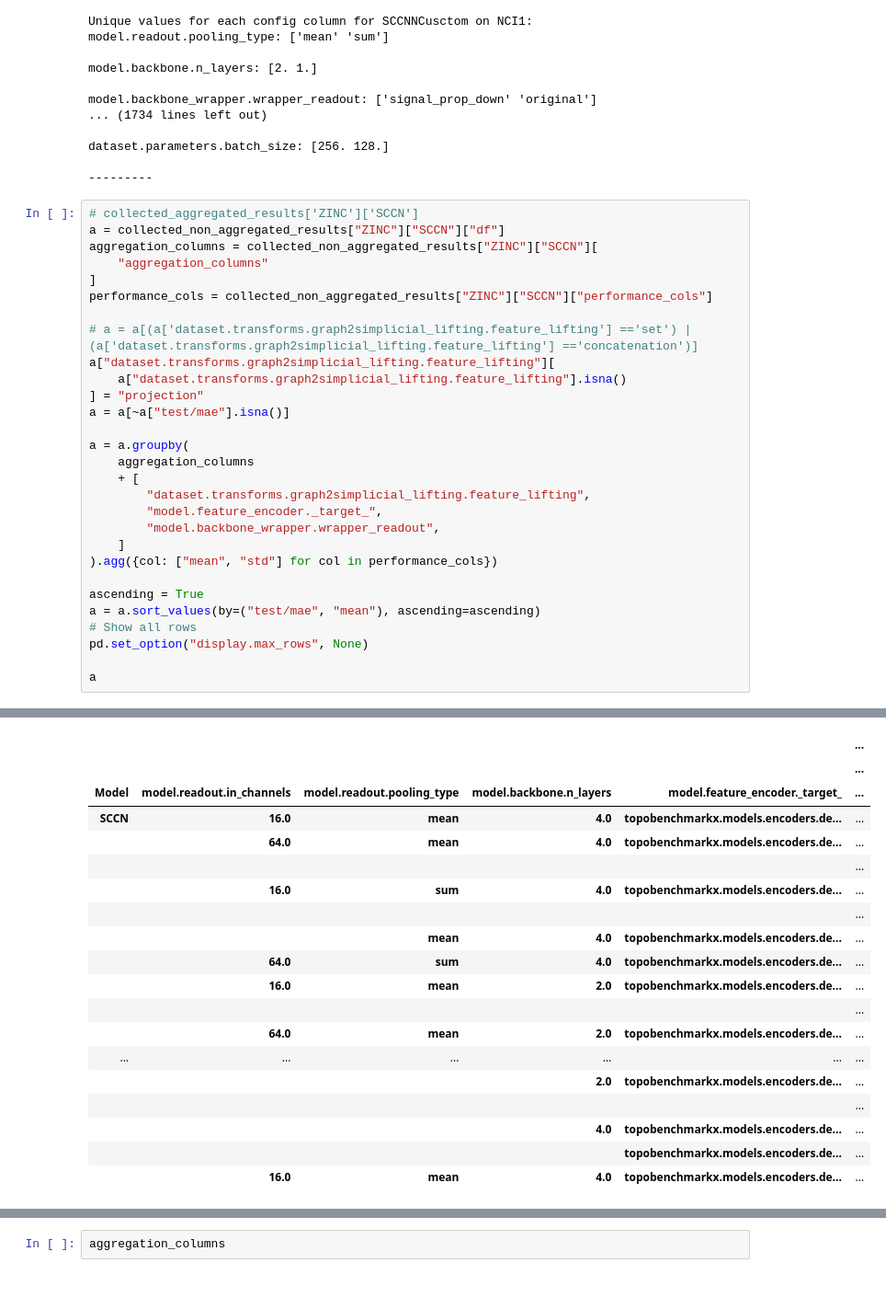
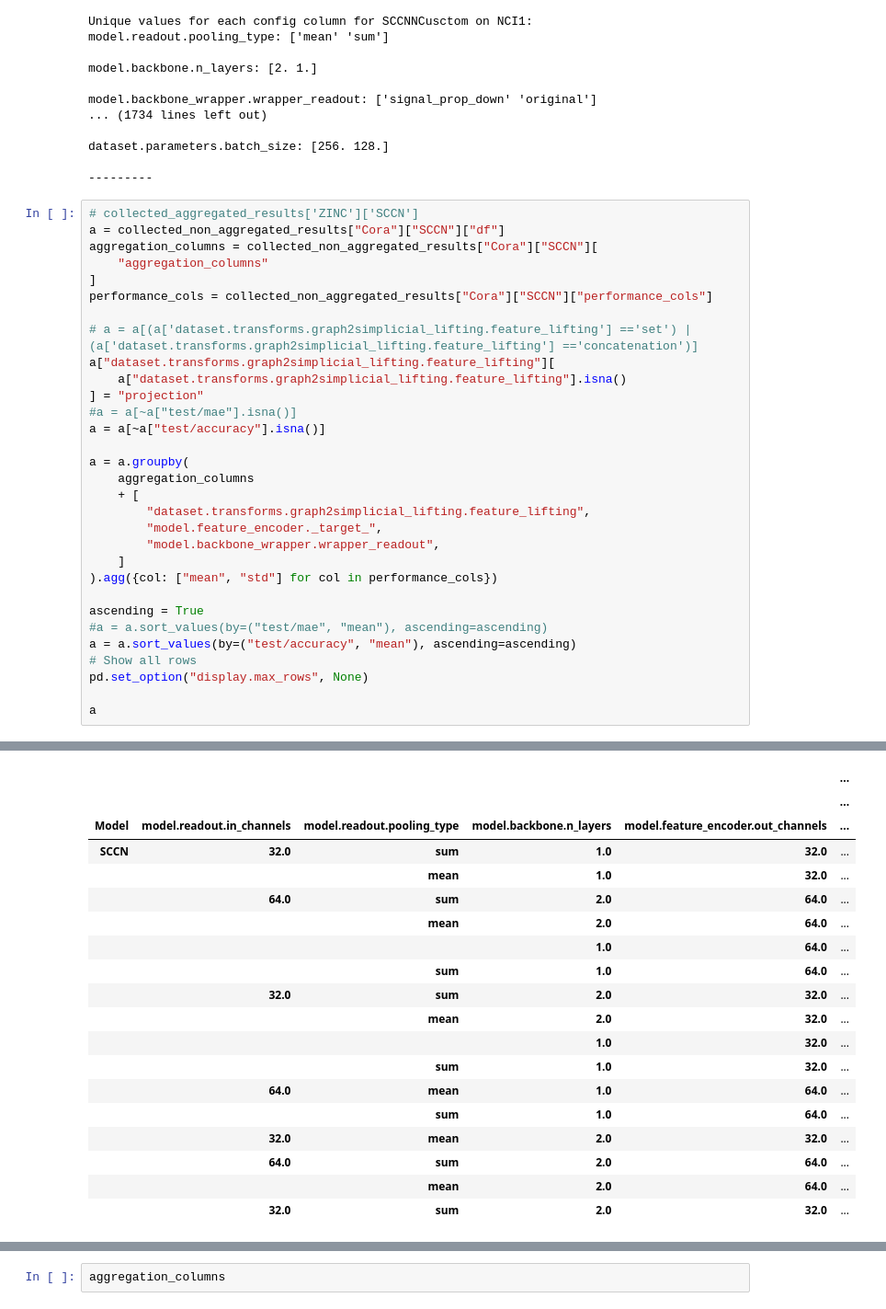
Before and after one commit to geometric-intelligence/TopoBenchmark, a Jupyter notebook: notebooks/result_processing.ipynb, the cells around one changed output, grey strips where cells are left out. Shown at 92% size. Saved outputs shown, nothing was run; the diff lists cells and outputs as text.

Commit message:
general readout

```diff
--- a/notebooks/result_processing.ipynb
+++ b/notebooks/result_processing.ipynb
@@ -289,64 +289,66 @@ dataset.parameters.batch_size: [256. 128.]
 ---------
 # %%
 # collected_aggregated_results['ZINC']['SCCN']
-a = collected_non_aggregated_results["ZINC"]["SCCN"]["df"]
-aggregation_columns = collected_non_aggregated_results["ZINC"]["SCCN"][
+a = collected_non_aggregated_results["Cora"]["SCCN"]["df"]
+aggregation_columns = collected_non_aggregated_results["Cora"]["SCCN"][
     "aggregation_columns"
 ]
-performance_cols = collected_non_aggregated_results["ZINC"]["SCCN"]["performance_cols"]
+performance_cols = collected_non_aggregated_results["Cora"]["SCCN"]["performance_cols"]
 
 # a = a[(a['dataset.transforms.graph2simplicial_lifting.feature_lifting'] =='set') | (a['dataset.transforms.graph2simplicial_lifting.feature_lifting'] =='concatenation')]
 a["dataset.transforms.graph2simplicial_lifting.feature_lifting"][
     a["dataset.transforms.graph2simplicial_lifting.feature_lifting"].isna()
 ] = "projection"
-a = a[~a["test/mae"].isna()]
+#a = a[~a["test/mae"].isna()]
+a = a[~a["test/accuracy"].isna()]
 
 a = a.groupby(
     aggregation_columns
     + [
         "dataset.transforms.graph2simplicial_lifting.feature_lifting",
         "model.feature_encoder._target_",
         "model.backbone_wrapper.wrapper_readout",
     ]
 ).agg({col: ["mean", "std"] for col in performance_cols})
 
 ascending = True
-a = a.sort_values(by=("test/mae", "mean"), ascending=ascending)
+#a = a.sort_values(by=("test/mae", "mean"), ascending=ascending)
+a = a.sort_values(by=("test/accuracy", "mean"), ascending=ascending)
 # Show all rows
 pd.set_option("display.max_rows", None)
 
 a
 # %% [output]
 You are setting values through chained assignment. Currently this works in certain cases, but when using Copy-on-Write (which will become the default behaviour in pandas 3.0) this will never work to u ...
 A typical example is when you are setting values in a column of a DataFrame, like:
 
 df["col"][row_indexer] = value
 
 Use `df.loc[row_indexer, "col"] = values` instead, to perform the assignment in a single step and ensure this keeps updating the original `df`.
 
 See the caveats in the documentation: https://pandas.pydata.org/pandas-docs/stable/user_guide/indexing.html#returning-a-view-versus-a-copy
 
   a["dataset.transforms.graph2simplicial_lifting.feature_lifting"][
 A value is trying to be set on a copy of a slice from a DataFrame
 
 See the caveats in the documentation: https://pandas.pydata.org/pandas-docs/stable/user_guide/indexing.html#returning-a-view-versus-a-copy
   a["dataset.transforms.graph2simplicial_lifting.feature_lifting"][
 |  |  |  |  |  | ... |
 |  |  |  |  |  | ... |
-| Model | model.readout.in_channels | model.readout.pooling_type | model.backbone.n_layers | model.feature_encoder._target_ | ... |
-| SCCN | 16.0 | mean | 4.0 | topobenchmarkx.models.encoders.de... | ... |
-|  | 64.0 | mean | 4.0 | topobenchmarkx.models.encoders.de... | ... |
-|  |  |  |  |  | ... |
-|  | 16.0 | sum | 4.0 | topobenchmarkx.models.encoders.de... | ... |
-|  |  |  |  |  | ... |
-|  |  | mean | 4.0 | topobenchmarkx.models.encoders.de... | ... |
-|  | 64.0 | sum | 4.0 | topobenchmarkx.models.encoders.de... | ... |
-|  | 16.0 | mean | 2.0 | topobenchmarkx.models.encoders.de... | ... |
-|  |  |  |  |  | ... |
-|  | 64.0 | mean | 2.0 | topobenchmarkx.models.encoders.de... | ... |
-| ... | ... | ... | ... | ... | ... |
-|  |  |  | 2.0 | topobenchmarkx.models.encoders.de... | ... |
-|  |  |  |  |  | ... |
-|  |  |  | 4.0 | topobenchmarkx.models.encoders.de... | ... |
-|  |  |  |  | topobenchmarkx.models.encoders.de... | ... |
-|  | 16.0 | mean | 4.0 | topobenchmarkx.models.encoders.de... | ... |
+| Model | model.readout.in_channels | model.readout.pooling_type | model.backbone.n_layers | model.feature_encoder.out_channels | ... |
+| SCCN | 32.0 | sum | 1.0 | 32.0 | ... |
+|  |  | mean | 1.0 | 32.0 | ... |
+|  | 64.0 | sum | 2.0 | 64.0 | ... |
+|  |  | mean | 2.0 | 64.0 | ... |
+|  |  |  | 1.0 | 64.0 | ... |
+|  |  | sum | 1.0 | 64.0 | ... |
+|  | 32.0 | sum | 2.0 | 32.0 | ... |
+|  |  | mean | 2.0 | 32.0 | ... |
+|  |  |  | 1.0 | 32.0 | ... |
+|  |  | sum | 1.0 | 32.0 | ... |
+|  | 64.0 | mean | 1.0 | 64.0 | ... |
+|  |  | sum | 1.0 | 64.0 | ... |
+|  | 32.0 | mean | 2.0 | 32.0 | ... |
+|  | 64.0 | sum | 2.0 | 64.0 | ... |
+|  |  | mean | 2.0 | 64.0 | ... |
+|  | 32.0 | sum | 2.0 | 32.0 | ... |
```
Also changed, not shown: parts of 2 cells of this notebook, 36 other files.
